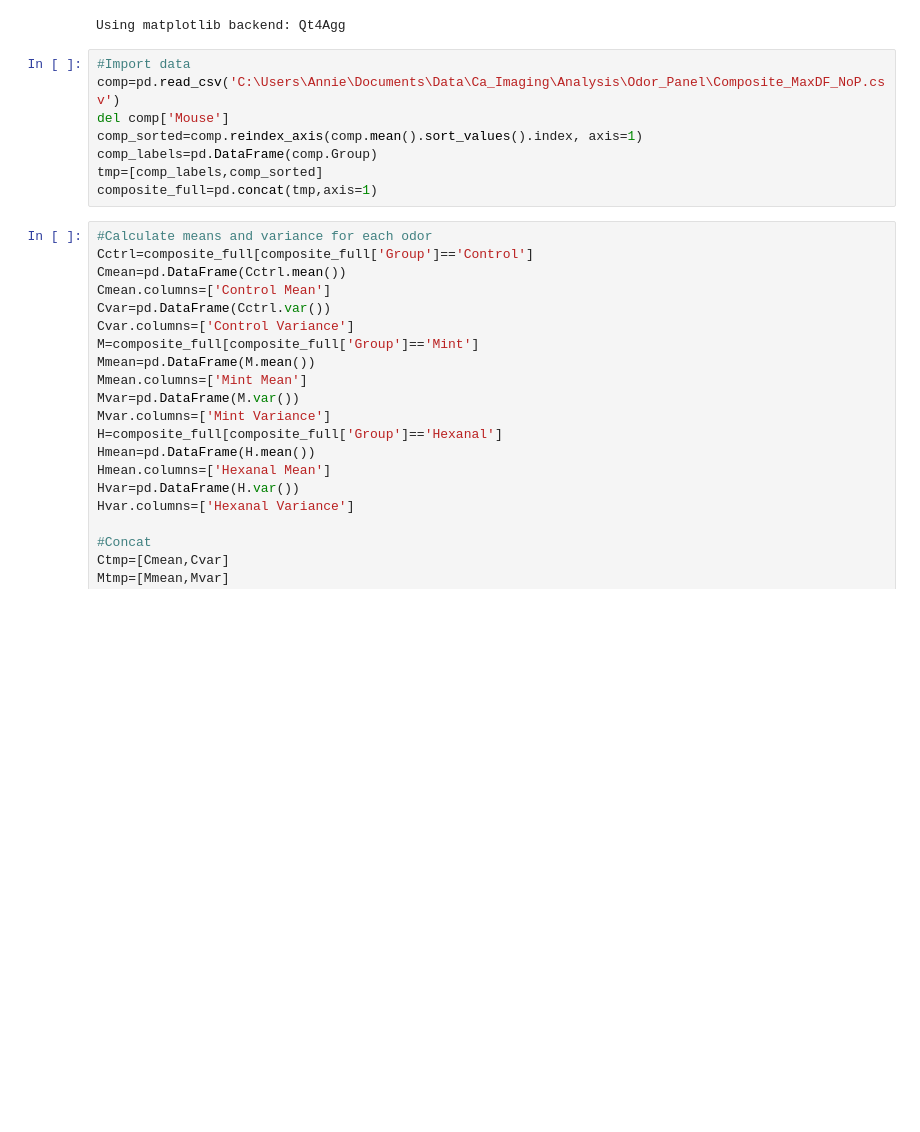
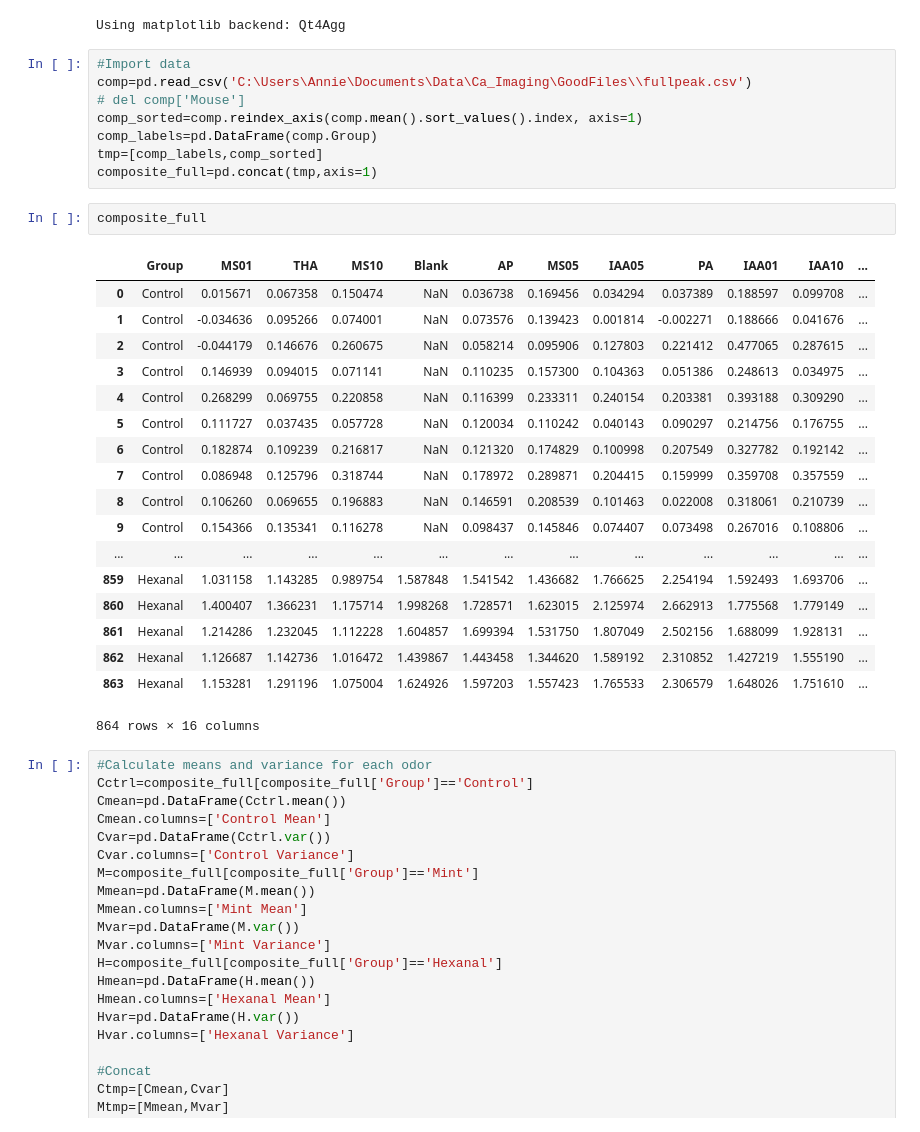
Before and after one commit to liu-annie/CaI, a Jupyter notebook: Non Stationary Fluctuation Analysis.ipynb, the cells around one changed output. Drawn from its saved outputs; the diff is of its cells as text; blank space fills up the shorter version.

```diff
--- a/Non Stationary Fluctuation Analysis.ipynb
+++ b/Non Stationary Fluctuation Analysis.ipynb
@@ -18,12 +18,33 @@ import seaborn as sns
 Using matplotlib backend: Qt4Agg
 # %%
 #Import data
-comp=pd.read_csv('C:\Users\Annie\Documents\Data\Ca_Imaging\Analysis\Odor_Panel\Composite_MaxDF_NoP.csv')
-del comp['Mouse']
+comp=pd.read_csv('C:\Users\Annie\Documents\Data\Ca_Imaging\GoodFiles\\fullpeak.csv')
+# del comp['Mouse']
 comp_sorted=comp.reindex_axis(comp.mean().sort_values().index, axis=1)
 comp_labels=pd.DataFrame(comp.Group)
 tmp=[comp_labels,comp_sorted]
 composite_full=pd.concat(tmp,axis=1)
+# %%
+composite_full
+# %% [output]
+|  | Group | MS01 | THA | MS10 | Blank | AP | MS05 | IAA05 | PA | IAA01 | IAA10 | ... |
+| 0 | Control | 0.015671 | 0.067358 | 0.150474 | NaN | 0.036738 | 0.169456 | 0.034294 | 0.037389 | 0.188597 | 0.099708 | ... |
+| 1 | Control | -0.034636 | 0.095266 | 0.074001 | NaN | 0.073576 | 0.139423 | 0.001814 | -0.002271 | 0.188666 | 0.041676 | ... |
+| 2 | Control | -0.044179 | 0.146676 | 0.260675 | NaN | 0.058214 | 0.095906 | 0.127803 | 0.221412 | 0.477065 | 0.287615 | ... |
+| 3 | Control | 0.146939 | 0.094015 | 0.071141 | NaN | 0.110235 | 0.157300 | 0.104363 | 0.051386 | 0.248613 | 0.034975 | ... |
+| 4 | Control | 0.268299 | 0.069755 | 0.220858 | NaN | 0.116399 | 0.233311 | 0.240154 | 0.203381 | 0.393188 | 0.309290 | ... |
+| 5 | Control | 0.111727 | 0.037435 | 0.057728 | NaN | 0.120034 | 0.110242 | 0.040143 | 0.090297 | 0.214756 | 0.176755 | ... |
+| 6 | Control | 0.182874 | 0.109239 | 0.216817 | NaN | 0.121320 | 0.174829 | 0.100998 | 0.207549 | 0.327782 | 0.192142 | ... |
+| 7 | Control | 0.086948 | 0.125796 | 0.318744 | NaN | 0.178972 | 0.289871 | 0.204415 | 0.159999 | 0.359708 | 0.357559 | ... |
+| 8 | Control | 0.106260 | 0.069655 | 0.196883 | NaN | 0.146591 | 0.208539 | 0.101463 | 0.022008 | 0.318061 | 0.210739 | ... |
+| 9 | Control | 0.154366 | 0.135341 | 0.116278 | NaN | 0.098437 | 0.145846 | 0.074407 | 0.073498 | 0.267016 | 0.108806 | ... |
+| ... | ... | ... | ... | ... | ... | ... | ... | ... | ... | ... | ... | ... |
+| 859 | Hexanal | 1.031158 | 1.143285 | 0.989754 | 1.587848 | 1.541542 | 1.436682 | 1.766625 | 2.254194 | 1.592493 | 1.693706 | ... |
+| 860 | Hexanal | 1.400407 | 1.366231 | 1.175714 | 1.998268 | 1.728571 | 1.623015 | 2.125974 | 2.662913 | 1.775568 | 1.779149 | ... |
+| 861 | Hexanal | 1.214286 | 1.232045 | 1.112228 | 1.604857 | 1.699394 | 1.531750 | 1.807049 | 2.502156 | 1.688099 | 1.928131 | ... |
+| 862 | Hexanal | 1.126687 | 1.142736 | 1.016472 | 1.439867 | 1.443458 | 1.344620 | 1.589192 | 2.310852 | 1.427219 | 1.555190 | ... |
+| 863 | Hexanal | 1.153281 | 1.291196 | 1.075004 | 1.624926 | 1.597203 | 1.557423 | 1.765533 | 2.306579 | 1.648026 | 1.751610 | ... |
+864 rows × 16 columns
 # %%
 #Calculate means and variance for each odor
 Cctrl=composite_full[composite_full['Group']=='Control']
```
Also changed, not shown: parts of 1 cell of this notebook, 5 other files.
